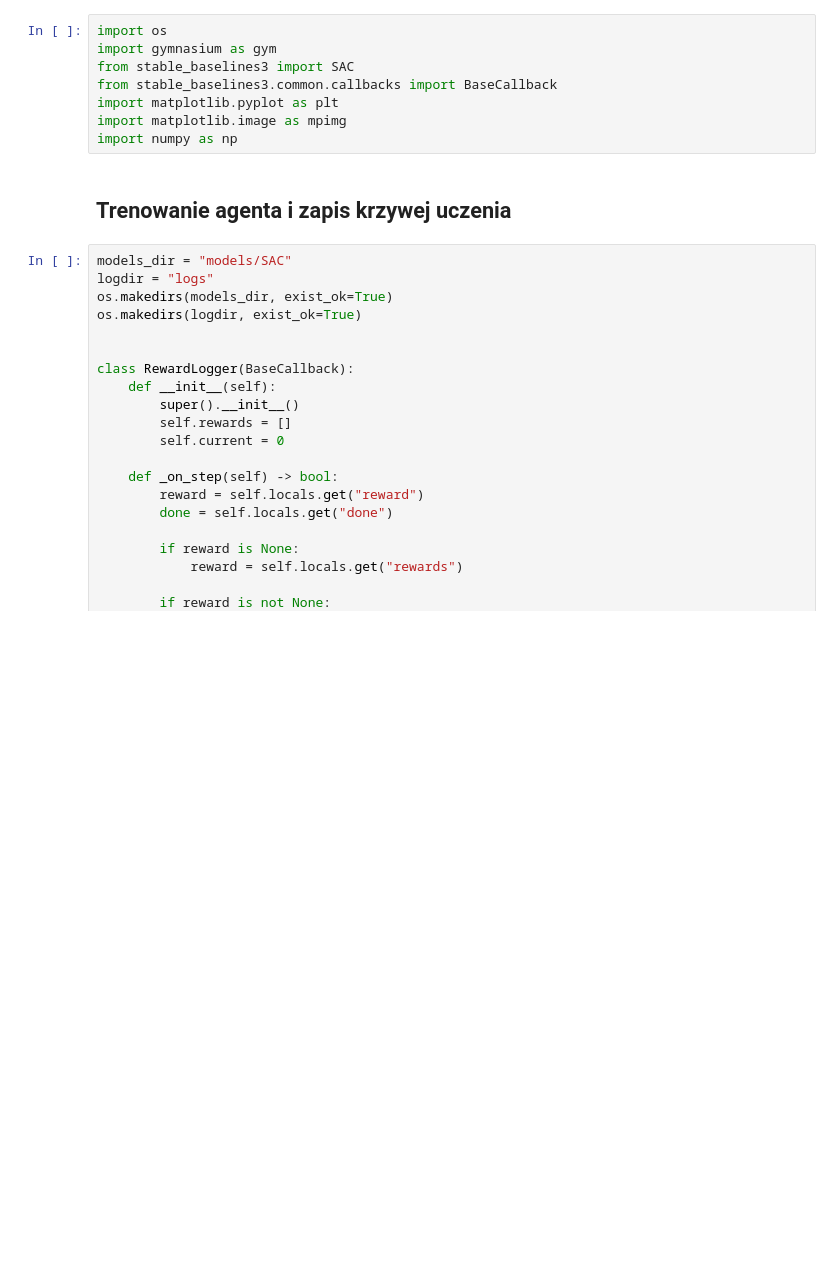
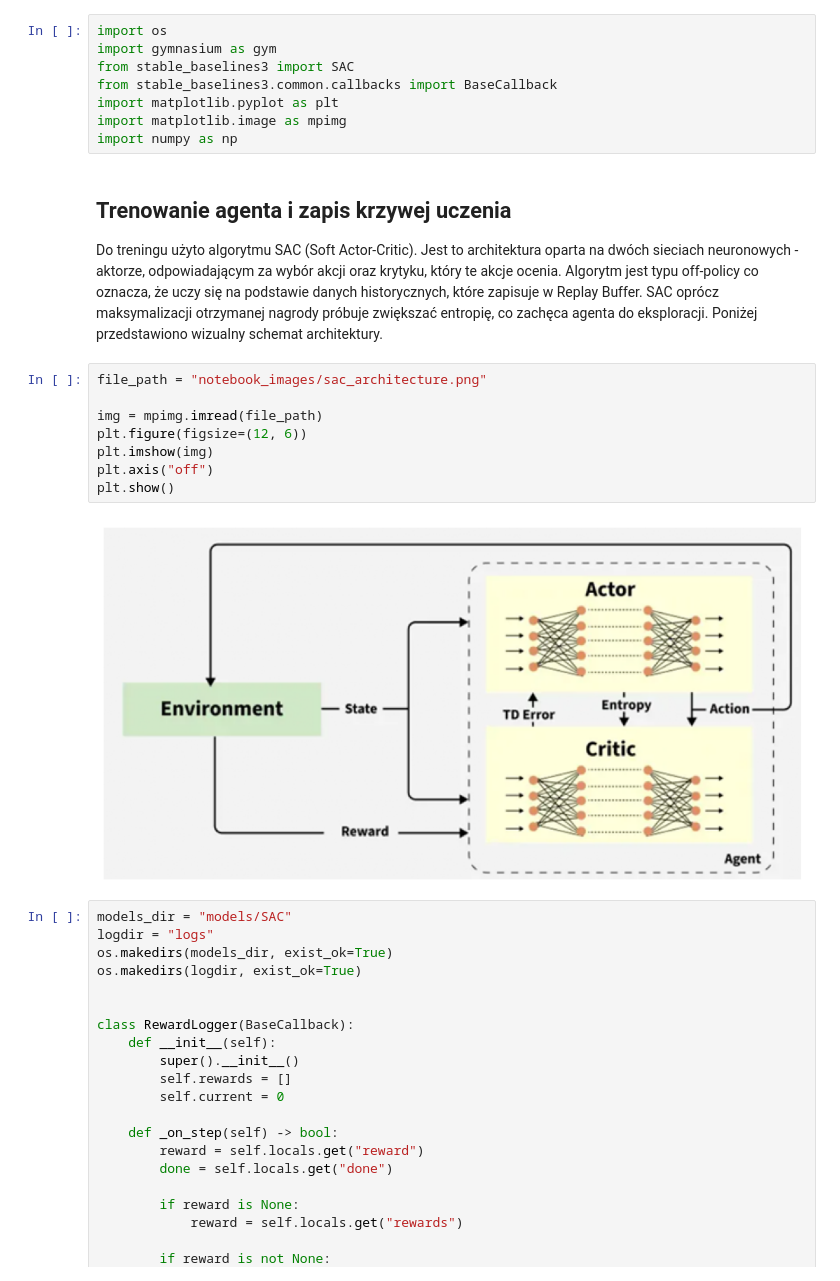
Before and after one commit to MrWlobo/Inteligencja-Obliczeniowa, a Jupyter notebook: Projekt4/DeepSeaScavenger/deep_sea_scavenger.ipynb, the cells around one changed output. Drawn from its saved outputs; the diff is of its cells as text; blank space fills up the shorter version.

Commit message:
Added SAC description and visualization to the notebook.

```diff
--- a/Projekt4/DeepSeaScavenger/deep_sea_scavenger.ipynb
+++ b/Projekt4/DeepSeaScavenger/deep_sea_scavenger.ipynb
@@ -573,6 +573,17 @@ import matplotlib.image as mpimg
 import numpy as np
 # %% [markdown]
 ## Trenowanie agenta i zapis krzywej uczenia
+Do treningu użyto algorytmu SAC (Soft Actor-Critic). Jest to architektura oparta na dwóch sieciach neuronowych - aktorze, odpowiadającym za wybór akcji oraz krytyku, który te akcje ocenia. Algorytm jest typu off-policy co oznacza, że uczy się na podstawie danych historycznych, które zapisuje w Replay Buffer. SAC oprócz maksymalizacji otrzymanej nagrody próbuje zwiększać entropię, co zachęca agenta do eksploracji. Poniżej przedstawiono wizualny schemat architektury.
+# %%
+file_path = "notebook_images/sac_architecture.png"
+
+img = mpimg.imread(file_path)
+plt.figure(figsize=(12, 6))
+plt.imshow(img)
+plt.axis("off")
+plt.show()
+# %% [output]
+[figure, added]
 # %%
 models_dir = "models/SAC"
 logdir = "logs"
```
Also changed, not shown: 1 other file.
